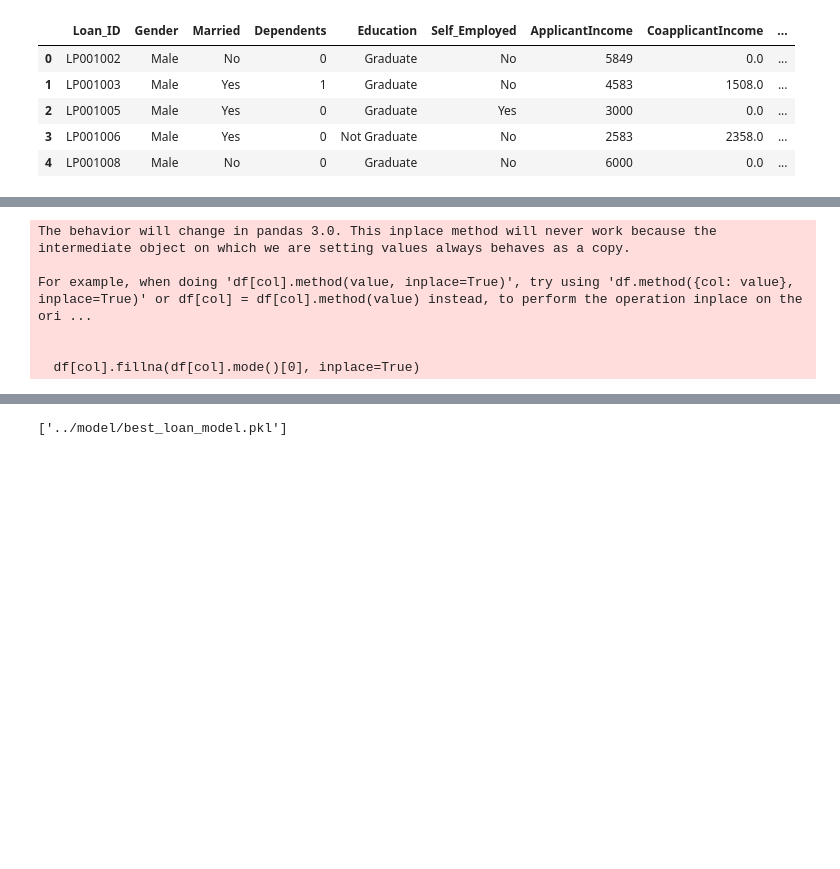
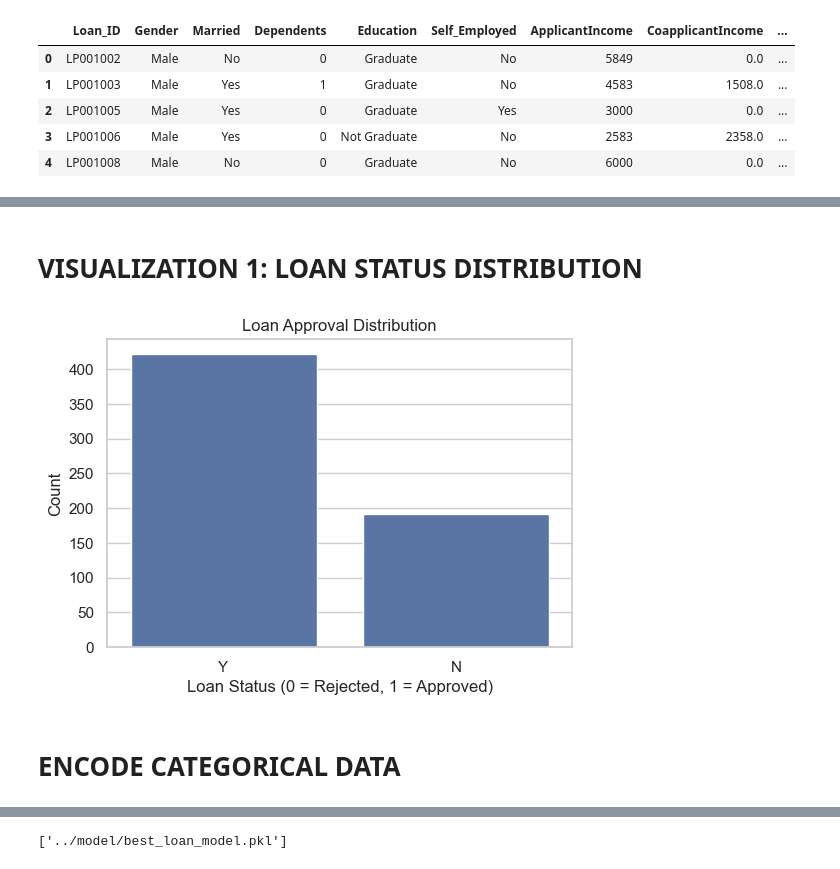
Before and after one commit to shubham2142/Loan_Prediction, a Jupyter notebook: notebooks/loan_model_training.ipynb, the cells around one changed output, grey strips where cells are left out. Drawn from its saved outputs; the diff is of its cells as text; code cells hidden in the pictures; blank space fills up the shorter version.

Commit message:
Improve visualization and model selection

```diff
--- a/notebooks/loan_model_training.ipynb
+++ b/notebooks/loan_model_training.ipynb
@@ -1,16 +1,24 @@
 # %% [markdown]
 # Import Libraries
 # %%
-
 import pandas as pd
 import numpy as np
 
-from sklearn.model_selection import train_test_split
-from sklearn.preprocessing import LabelEncoder
+import matplotlib.pyplot as plt
+import seaborn as sns
+
+from sklearn.model_selection import train_test_split, GridSearchCV
+from sklearn.preprocessing import LabelEncoder, StandardScaler
 from sklearn.linear_model import LogisticRegression
-from sklearn.metrics import accuracy_score, classification_report
+from sklearn.ensemble import RandomForestClassifier
+from sklearn.metrics import (
+    accuracy_score, confusion_matrix,
+    roc_curve, auc, roc_auc_score
+)
 
 import joblib
+
+sns.set(style="whitegrid")
 # %% [markdown]
 # Load Dataset
 # %%
@@ -26,3 +40,11 @@ df.head()
 # %%
-#Drop Unnecessary Column
-df.drop("Loan_ID", axis=1, inplace=True)
+cat_cols = ["Gender", "Married", "Dependents",
+            "Education", "Self_Employed", "Property_Area"]
+
+for col in cat_cols:
+    df[col].fillna(df[col].mode()[0], inplace=True)
+
+num_cols = ["LoanAmount", "Loan_Amount_Term", "Credit_History"]
+
+for col in num_cols:
+    df[col].fillna(df[col].median(), inplace=True)
@@ -29,17 +69,14 @@ df.drop("Loan_ID", axis=1, inplace=True)
+# %% [markdown]
+# VISUALIZATION 1: LOAN STATUS DISTRIBUTION
 # %%
-# Handle Missing Values
-cat_cols = [
-    "Gender", "Married", "Dependents",
-    "Education", "Self_Employed", "Property_Area"
-]
-
-for col in cat_cols:
-    df[col].fillna(df[col].mode()[0], inplace=True)
+plt.figure(figsize=(6,4))
+sns.countplot(x="Loan_Status", data=df)
+plt.title("Loan Approval Distribution")
+plt.xlabel("Loan Status (0 = Rejected, 1 = Approved)")
+plt.ylabel("Count")
+plt.show()
 # %% [output]
-The behavior will change in pandas 3.0. This inplace method will never work because the intermediate object on which we are setting values always behaves as a copy.
-
-For example, when doing 'df[col].method(value, inplace=True)', try using 'df.method({col: value}, inplace=True)' or df[col] = df[col].method(value) instead, to perform the operation inplace on the ori ...
-
-
-  df[col].fillna(df[col].mode()[0], inplace=True)
+[figure, added]
+# %% [markdown]
+# ENCODE CATEGORICAL DATA
 # %%
```
Also changed, not shown: parts of 31 cells of this notebook, 3 other files.
